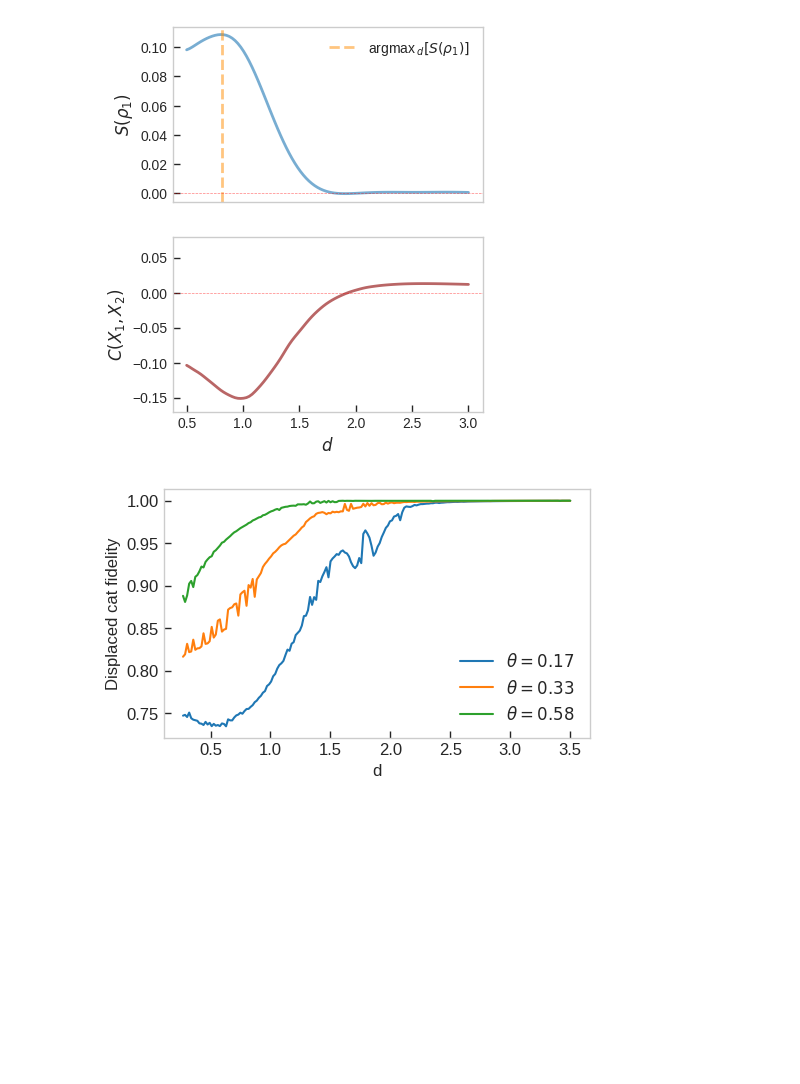
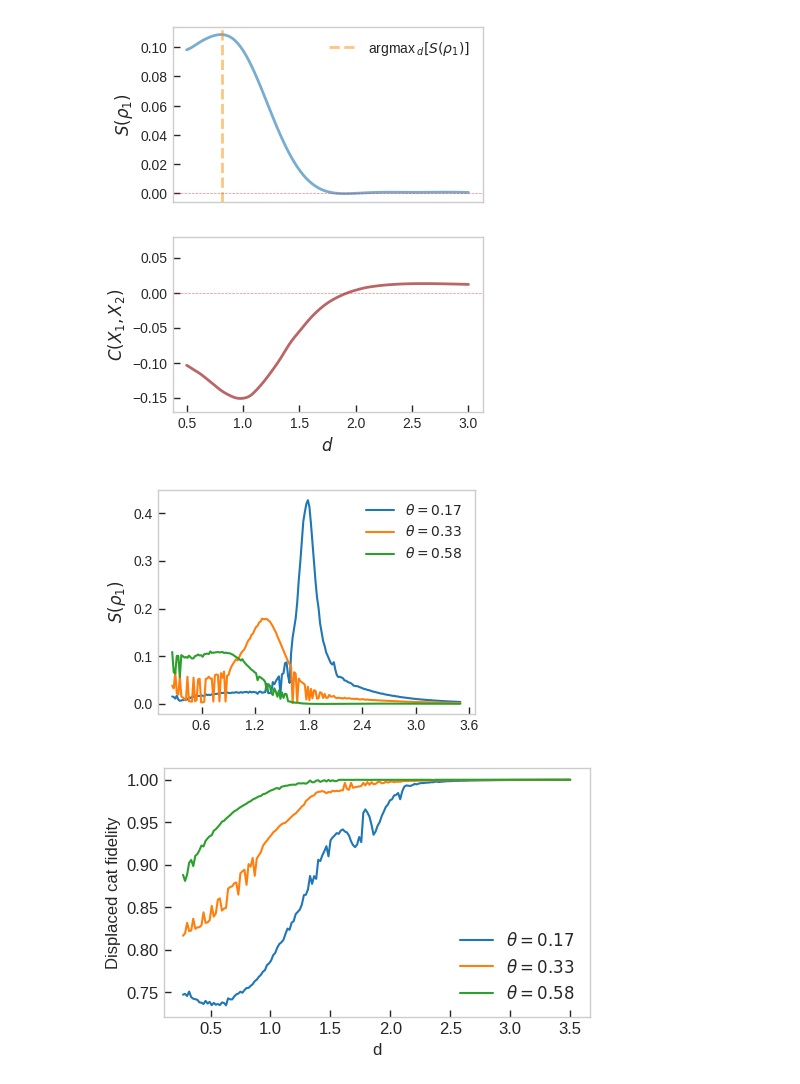
Before and after one commit to MatthieuSarkis/Long-range-intermolecular-interactions-on-a-continuous-variable-quantum-computer, a Jupyter notebook: notebooks/plots.ipynb, the cells around one changed output. Cells and saved outputs as stored; diff of their text form; code cells hidden in the pictures; blank space fills up the shorter version.

Commit message:
update plot

```diff
--- a/notebooks/plots.ipynb
+++ b/notebooks/plots.ipynb
@@ -683,3 +631,71 @@ plot_alpha_delta_rho()
+# %%
+def plot_alpha_delta_rho() -> None:
+
+    fig, axes = plt.subplots(nrows=1, ncols=1, sharex=True, figsize=(4,2.7))
+
+    arr = [2,4,7]
+
+    for i in range(0,3):
+        j = arr[i]
+        ent = entropy_array[arr[i], starting_distance:]
+        #line0, = axes[0].plot(
+        line0, = axes.plot(
+            distances[starting_distance:][np.arange(0,len(states[0]), 1)[10:]],
+            ent[10:],
+            label = r'$\theta = {}$'.format(np.round(thetas[j], 2)),
+            lw=1.5
+        )
+
+    axes.legend()
+    axes.set_ylabel(r'$S\left(\rho_1\right)$')
+    axes.grid(False)
+    axes.xaxis.set_major_locator(plt.MaxNLocator(6))
+    axes.tick_params(direction=tick_dir, length=tick_len, width=tick_width)
+    axes.legend()
+
+    # axes[0].legend()
+    # axes[0].set_ylabel(r'$S\left(\rho_1\right)$')
+    # axes[0].grid(False)
+    # axes[0].xaxis.set_major_locator(plt.MaxNLocator(6))
+    # axes[0].tick_params(direction=tick_dir, length=tick_len, width=tick_width)
+    # axes[0].legend()
+
+    #for i in range(0,3):
+    #    j = arr[i]
+    #    par = np.array(parameteris[i])
+    #    line1, = axes[1].plot(
+    #        distances[starting_distance:][np.arange(0,len(states[0]), 1)[10:]],
+    #        np.abs(np.real(par[10:,0])),
+    #        label = r'$\theta = {}$'.format(np.round(thetas[j], 2)),
+    #        lw=1.5
+    #    )
+#
+    #axes[1].set_ylabel(r'$|Re\left(\alpha\right)|$')
+    #axes[1].grid(False)
+    #axes[1].tick_params(direction=tick_dir, length=tick_len, width=tick_width)
+#
+    #for i in range(0,3):
+    #    j = arr[i]
+    #    par = np.array(parameteris[i])
+    #    line2, = axes[2].plot(
+    #        distances[starting_distance:][np.arange(0,len(states[0]), 1)[10:]],
+    #        np.abs(np.real(par[10:,1])),
+    #        label = r'$\theta = {}$'.format(np.round(thetas[j], 2)),
+    #        lw=1.5
+    #    )
+#
+    #axes[2].set_ylabel(r'$|Re\left(\delta\right)|$')
+    #axes[2].set_xlabel(r'd')
+    #axes[2].grid(False)
+    #axes[2].tick_params(direction=tick_dir, length=tick_len, width=tick_width)
+
+    plt.tight_layout()
+    #plt.savefig(os.path.join(plots_path, 'alpha_delta_rho.pdf'), dpi=300, transparent=False, bbox_inches='tight')
+    plt.savefig(os.path.join(plots_path, 'entropy_3_angles.pdf'), dpi=300, transparent=False, bbox_inches='tight')
+
+plot_alpha_delta_rho()
+# %% [output]
+[figure, added]
 # %%
 def moving_avg(arr, hwindow):
     newarr = []
```
Also changed, not shown: parts of 2 cells of this notebook, 8 other files.
